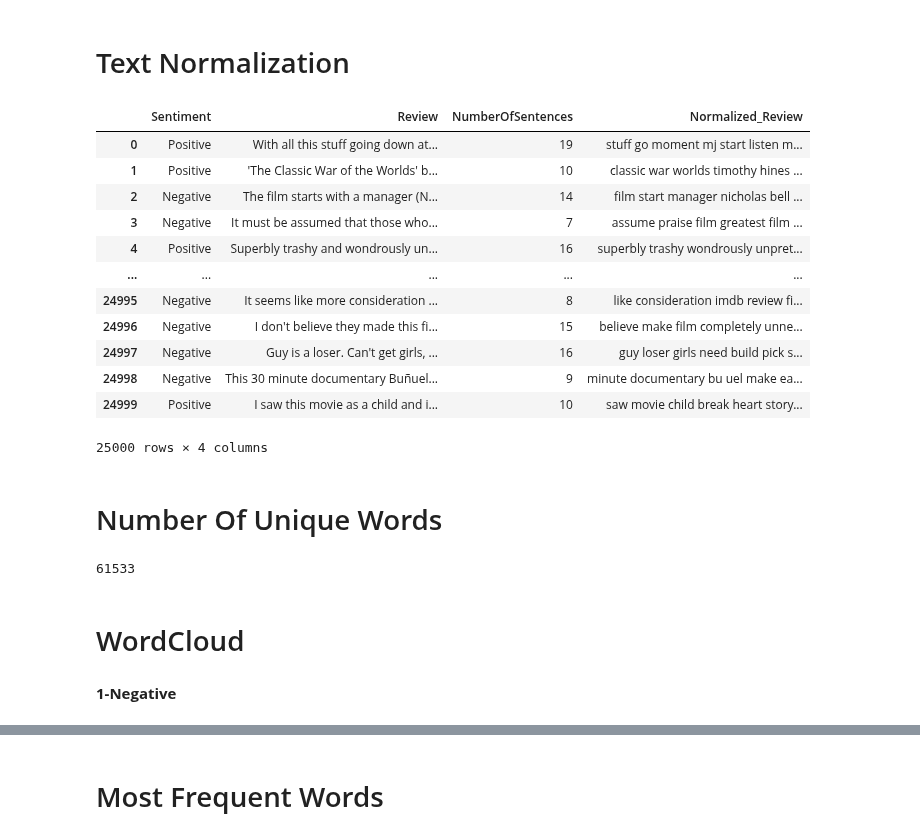
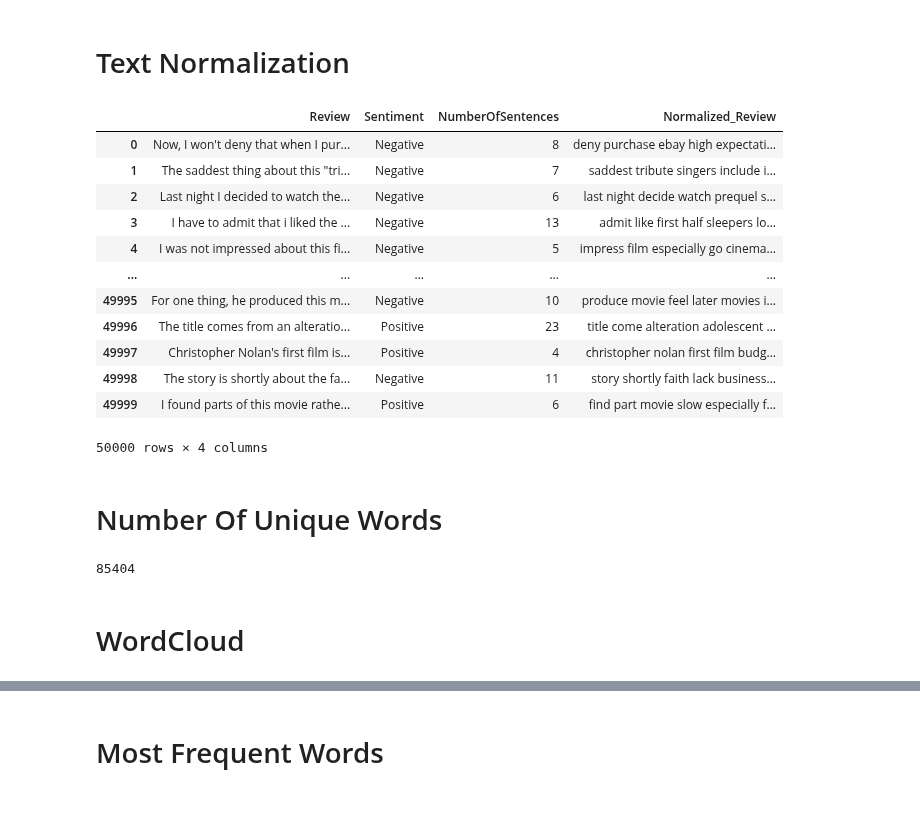
Before and after one commit to Osamah-Anmar-Sami/Sentiment-Analysis, a Jupyter notebook: English Sentiment Analysis/English Sentiment Analysis.ipynb, the cells around one changed output, grey strips where cells are left out. Drawn from its saved outputs; the diff is of its cells as text; code cells hidden in the pictures; blank space fills up the shorter version.

```diff
--- a/English Sentiment Analysis/English Sentiment Analysis.ipynb
+++ b/English Sentiment Analysis/English Sentiment Analysis.ipynb
@@ -73,7 +66,10 @@ warnings.filterwarnings(action='ignore')
 # %% [markdown]
 # Read Data
 # %%
-Corpus = pd.read_csv('MovieReviewTrainingDatabase.csv')
-Corpus.rename(columns={'review': 'Review', 'sentiment': 'Sentiment'}, inplace=True)
-Corpus
+df1 = pd.read_csv('train.csv')
+df2 = pd.read_csv('test.csv')
+Corpus = pd.concat([df1, df2], ignore_index=True)
+Corpus.rename(columns={'text': 'Review', 'sentiment': 'Sentiment'}, inplace=True)
+Corpus['Sentiment'] = Corpus['Sentiment'].map({'neg': 'Negative', 'pos': 'Positive'})
+Corpus.head(5)
 # %% [output]
@@ -244,20 +124,40 @@ def text_normalization(text):
+# %%
+text_normalization = TextNormalization(_string_lower = True,
+                        _remove_emojis = True,
+                        _remove_hashtags = False,
+                        _remove_emails = False,
+                        _remove_url = True,
+                        _remove_mention = True,
+                        _remove_duplicate_char = True,
+                        _remove_single_char = True,
+                        _remove_new_line_char = True,
+                        _remove_number = True,
+                        _remove_html_tags = True,
+                        _remove_special_character = True,
+                        _remove_longest_than = True,
+                        _remove_whitespace = True,
+                        _remove_unicode_characters = True,
+                        _stemmer = False,
+                        _remove_non_english = True,
+                        _remove_stop_words = True,
+                        _lemmatizer = True)
 # %%
-Corpus['Normalized_Review'] = Corpus['Review'].apply(lambda x: text_normalization(x))
+Corpus['Normalized_Review'] = Corpus['Review'].apply(lambda x: text_normalization.normalization(x))
 Corpus
 # %% [output]
-|  | Sentiment | Review | NumberOfSentences | Normalized_Review |
-| 0 | Positive | With all this stuff going down at... | 19 | stuff go moment mj start listen m... |
-| 1 | Positive | 'The Classic War of the Worlds' b... | 10 | classic war worlds timothy hines ... |
-| 2 | Negative | The film starts with a manager (N... | 14 | film start manager nicholas bell ... |
-| 3 | Negative | It must be assumed that those who... | 7 | assume praise film greatest film ... |
-| 4 | Positive | Superbly trashy and wondrously un... | 16 | superbly trashy wondrously unpret... |
+|  | Review | Sentiment | NumberOfSentences | Normalized_Review |
+| 0 | Now, I won't deny that when I pur... | Negative | 8 | deny purchase ebay high expectati... |
+| 1 | The saddest thing about this "tri... | Negative | 7 | saddest tribute singers include i... |
+| 2 | Last night I decided to watch the... | Negative | 6 | last night decide watch prequel s... |
+| 3 | I have to admit that i liked the ... | Negative | 13 | admit like first half sleepers lo... |
+| 4 | I was not impressed about this fi... | Negative | 5 | impress film especially go cinema... |
 | ... | ... | ... | ... | ... |
-| 24995 | Negative | It seems like more consideration ... | 8 | like consideration imdb review fi... |
-| 24996 | Negative | I don't believe they made this fi... | 15 | believe make film completely unne... |
-| 24997 | Negative | Guy is a loser. Can't get girls, ... | 16 | guy loser girls need build pick s... |
-| 24998 | Negative | This 30 minute documentary Buñuel... | 9 | minute documentary bu uel make ea... |
-| 24999 | Positive | I saw this movie as a child and i... | 10 | saw movie child break heart story... |
+| 49995 | For one thing, he produced this m... | Negative | 10 | produce movie feel later movies i... |
+| 49996 | The title comes from an alteratio... | Positive | 23 | title come alteration adolescent ... |
+| 49997 | Christopher Nolan's first film is... | Positive | 4 | christopher nolan first film budg... |
+| 49998 | The story is shortly about the fa... | Negative | 11 | story shortly faith lack business... |
+| 49999 | I found parts of this movie rathe... | Positive | 6 | find part movie slow especially f... |
-25000 rows × 4 columns
+50000 rows × 4 columns
 # %% [markdown]
 # Number Of Unique Words
 # %%
@@ -267,6 +167,6 @@ for word in Corpus['Normalized_Review'].str.split():
 
 len(UniqueWords)
 # %% [output]
-61533
+85404
 # %% [markdown]
 # WordCloud
@@ -282,2 +172,0 @@ def word_cloud_(Sentiment):
-# %% [markdown]
-**1-Negative**
```
Also changed, not shown: parts of 109 cells of this notebook.
